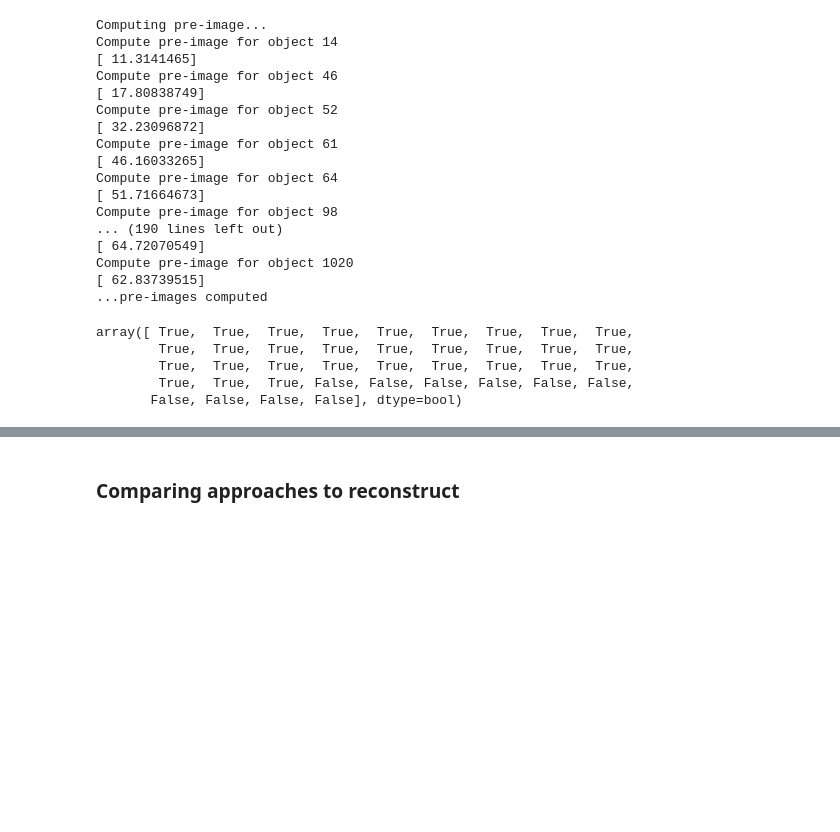
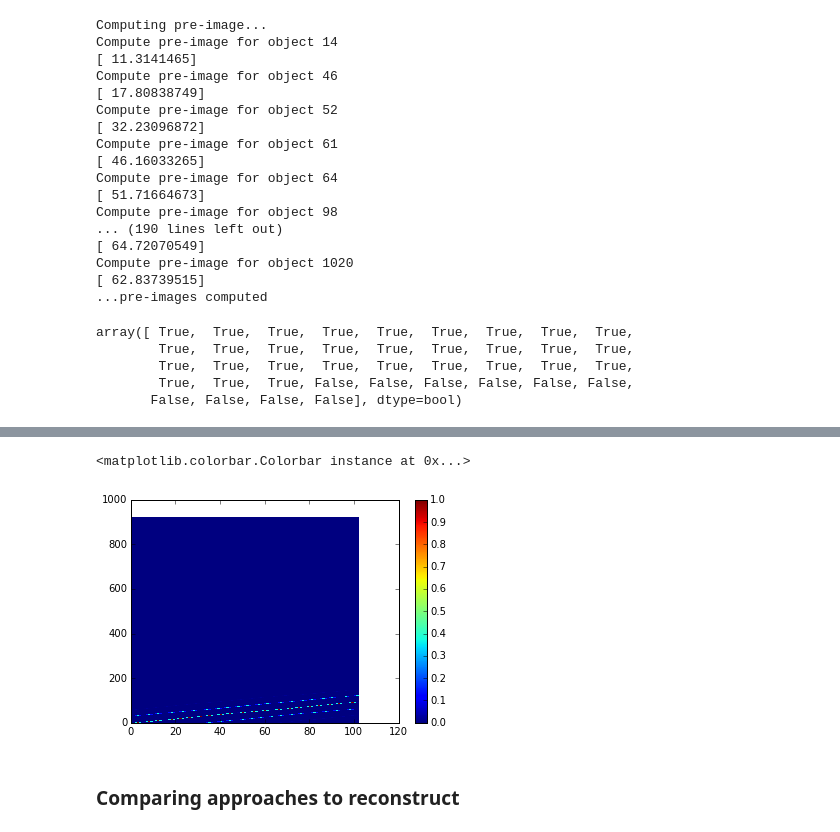
Before and after one commit to ejake/tensor-factorization, a Jupyter notebook: kmf/CMU-Faces pixel.ipynb, the cells around one changed output, grey strips where cells are left out. Cells and saved outputs as stored; diff of their text form; code cells hidden in the pictures; blank space fills up the shorter version.

```diff
--- a/kmf/CMU-Faces pixel.ipynb
+++ b/kmf/CMU-Faces pixel.ipynb
@@ -391,3 +399,9 @@ print K_pr2_i[range(10),1]
+# %%
+plt.pcolor(K_pr2_i)
+plt.colorbar()
+# %% [output]
+<matplotlib.colorbar.Colorbar instance at 0x...>
+[figure, added]
 # %% [markdown]
 <h3>Comparing approaches to reconstruct</h3>
 # %%
```
Also changed, not shown: parts of 5 cells of this notebook, 2 other files.
